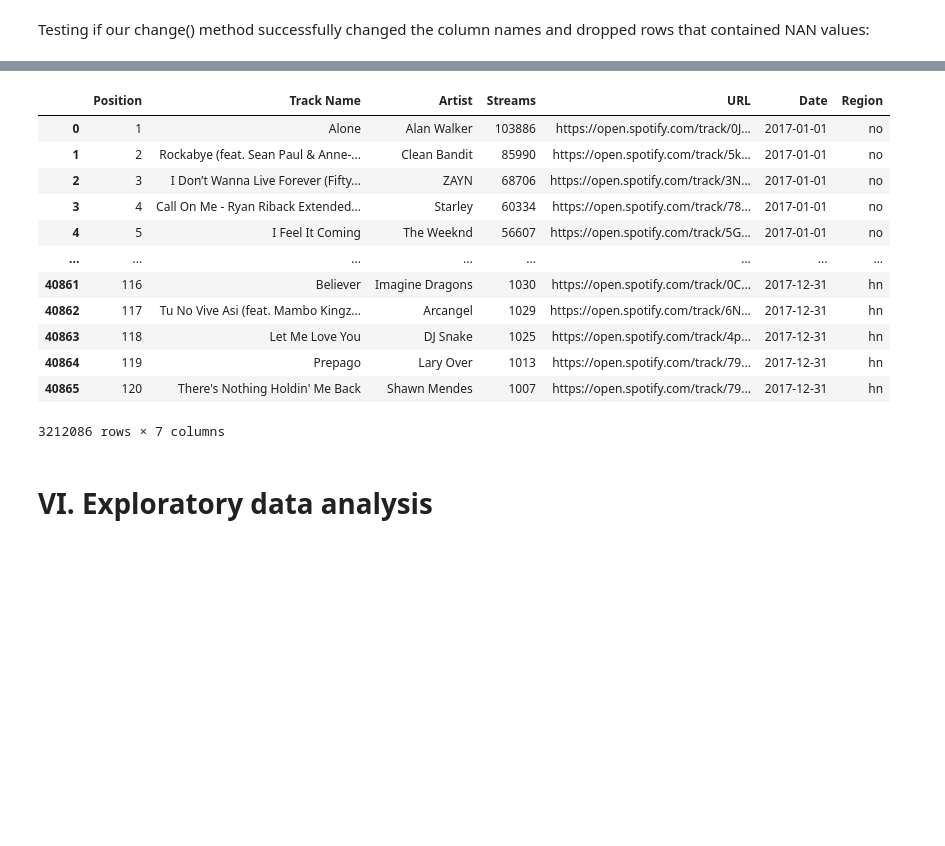
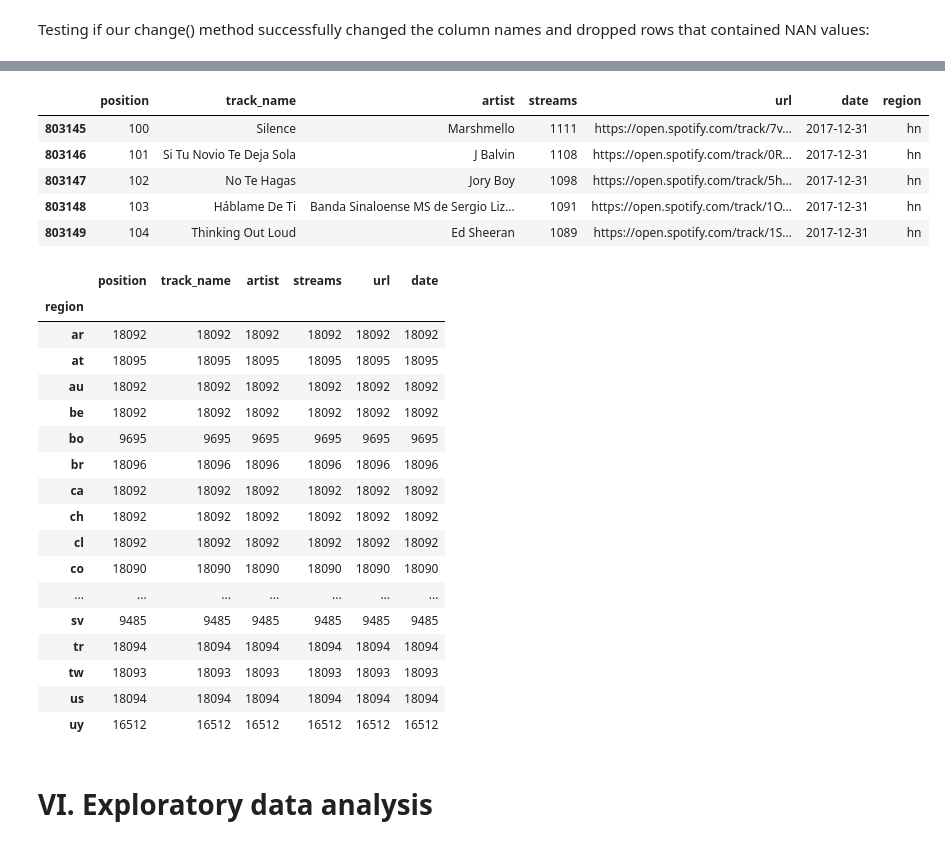
Before and after one commit to Albina-C/INFO-2950-Project, a Jupyter notebook: PROJ 2950.ipynb, the cells around one changed output, grey strips where cells are left out. Cells and saved outputs as stored; diff of their text form; code cells hidden in the pictures; blank space fills up the shorter version.

```diff
--- a/PROJ 2950.ipynb
+++ b/PROJ 2950.ipynb
@@ -285,4 +285,4 @@ countries_to_subset = [norway, denmark, iceland, switzerland, finland,
 # %%
 #associates a number with the index
 #find what index matches with the country. use index()
-for index, country in enumerate(countries_to_subset)
+# for index, country in enumerate(countries_to_subset)
@@ -582,6 +566,7 @@ def change(d):
 
     d.dropna(inplace=True)
     d.reset_index(drop=True,inplace=True)
+    return d
 #     return r
 # %%
 happy2017columns= [x.lower() for x in happy2017columns]
@@ -592,0 +575,10 @@ for file in filez:
+# %%
+# for file in filez:
+#     change(file)
+
+
+for i in range(len(countries_to_subset)):
+#     countries_to_subset[i]=cleancol(countries_to_subset[i])
+    countries_to_subset[i]=first_fifty(countries_to_subset[i])
+    countries_to_subset[i]=not18(countries_to_subset[i])
+    countries_to_subset[i]=change(countries_to_subset[i])
@@ -608,22 +609,38 @@ norway.head()
 main=pd.DataFrame()
 for country in countries_to_subset:
     main=pd.concat([main,country])
+    main=main.reset_index(drop=True)
 # %%
-main
+main.tail()
 # %% [output]
-|  | Position | Track Name | Artist | Streams | URL | Date | Region |
-| 0 | 1 | Alone | Alan Walker | 103886 | https://open.spotify.com/track/0J... | 2017-01-01 | no |
-| 1 | 2 | Rockabye (feat. Sean Paul & Anne-... | Clean Bandit | 85990 | https://open.spotify.com/track/5k... | 2017-01-01 | no |
-| 2 | 3 | I Don’t Wanna Live Forever (Fifty... | ZAYN | 68706 | https://open.spotify.com/track/3N... | 2017-01-01 | no |
-| 3 | 4 | Call On Me - Ryan Riback Extended... | Starley | 60334 | https://open.spotify.com/track/78... | 2017-01-01 | no |
-| 4 | 5 | I Feel It Coming | The Weeknd | 56607 | https://open.spotify.com/track/5G... | 2017-01-01 | no |
-| ... | ... | ... | ... | ... | ... | ... | ... |
-| 40861 | 116 | Believer | Imagine Dragons | 1030 | https://open.spotify.com/track/0C... | 2017-12-31 | hn |
-| 40862 | 117 | Tu No Vive Asi (feat. Mambo Kingz... | Arcangel | 1029 | https://open.spotify.com/track/6N... | 2017-12-31 | hn |
-| 40863 | 118 | Let Me Love You | DJ Snake | 1025 | https://open.spotify.com/track/4p... | 2017-12-31 | hn |
-| 40864 | 119 | Prepago | Lary Over | 1013 | https://open.spotify.com/track/79... | 2017-12-31 | hn |
-| 40865 | 120 | There's Nothing Holdin' Me Back | Shawn Mendes | 1007 | https://open.spotify.com/track/79... | 2017-12-31 | hn |
+|  | position | track_name | artist | streams | url | date | region |
+| 803145 | 100 | Silence | Marshmello | 1111 | https://open.spotify.com/track/7v... | 2017-12-31 | hn |
+| 803146 | 101 | Si Tu Novio Te Deja Sola | J Balvin | 1108 | https://open.spotify.com/track/0R... | 2017-12-31 | hn |
+| 803147 | 102 | No Te Hagas | Jory Boy | 1098 | https://open.spotify.com/track/5h... | 2017-12-31 | hn |
+| 803148 | 103 | Háblame De Ti | Banda Sinaloense MS de Sergio Liz... | 1091 | https://open.spotify.com/track/1O... | 2017-12-31 | hn |
+| 803149 | 104 | Thinking Out Loud | Ed Sheeran | 1089 | https://open.spotify.com/track/1S... | 2017-12-31 | hn |
-3212086 rows × 7 columns
+# %%
+groupcount=main.groupby('region').count()
+groupcount
+# %% [output]
+|  | position | track_name | artist | streams | url | date |
+| region |  |  |  |  |  |  |
+| ar | 18092 | 18092 | 18092 | 18092 | 18092 | 18092 |
+| at | 18095 | 18095 | 18095 | 18095 | 18095 | 18095 |
+| au | 18092 | 18092 | 18092 | 18092 | 18092 | 18092 |
+| be | 18092 | 18092 | 18092 | 18092 | 18092 | 18092 |
+| bo | 9695 | 9695 | 9695 | 9695 | 9695 | 9695 |
+| br | 18096 | 18096 | 18096 | 18096 | 18096 | 18096 |
+| ca | 18092 | 18092 | 18092 | 18092 | 18092 | 18092 |
+| ch | 18092 | 18092 | 18092 | 18092 | 18092 | 18092 |
+| cl | 18092 | 18092 | 18092 | 18092 | 18092 | 18092 |
+| co | 18090 | 18090 | 18090 | 18090 | 18090 | 18090 |
+| ... | ... | ... | ... | ... | ... | ... |
+| sv | 9485 | 9485 | 9485 | 9485 | 9485 | 9485 |
+| tr | 18094 | 18094 | 18094 | 18094 | 18094 | 18094 |
+| tw | 18093 | 18093 | 18093 | 18093 | 18093 | 18093 |
+| us | 18094 | 18094 | 18094 | 18094 | 18094 | 18094 |
+| uy | 16512 | 16512 | 16512 | 16512 | 16512 | 16512 |
 # %% [markdown]
 # VI. Exploratory data analysis
 # %%
```
Also changed, not shown: parts of 15 cells of this notebook.
